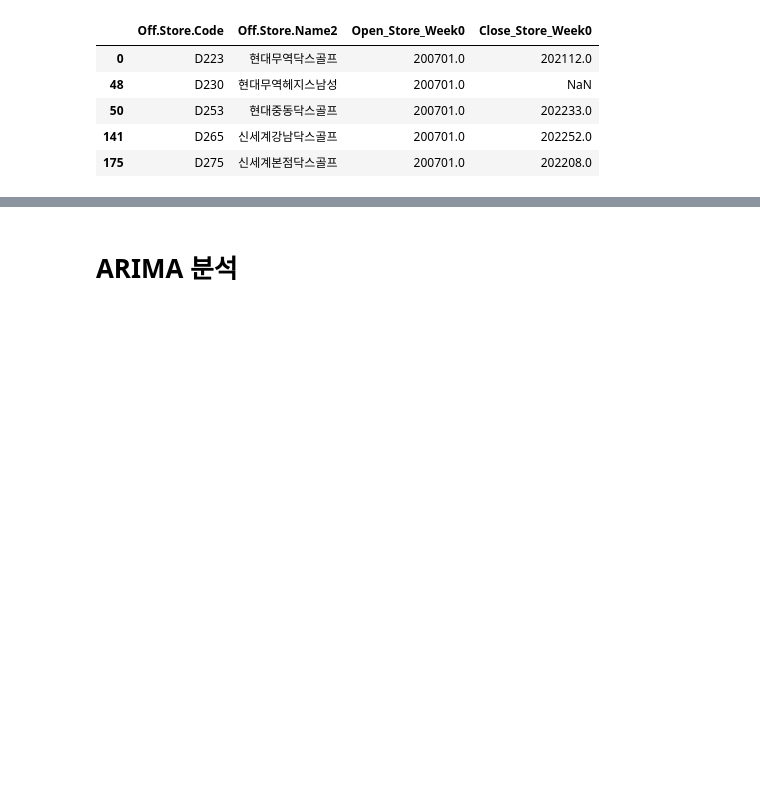
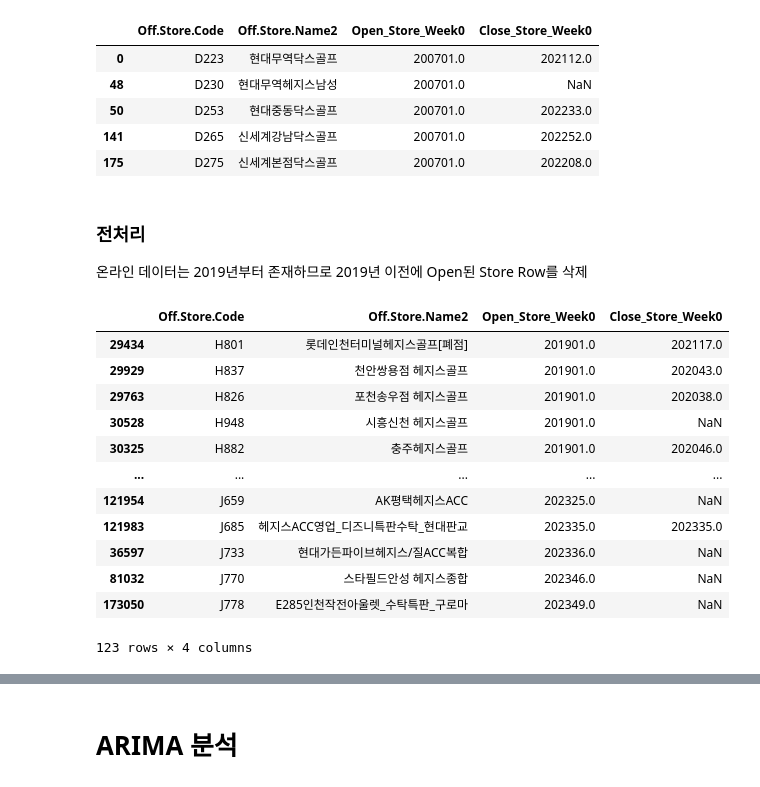
Before and after one commit to 0minKoh/time-series-analysis, a Jupyter notebook: EDA/topic_3.ipynb, the cells around one changed output, grey strips where cells are left out. Cells and saved outputs as stored; diff of their text form; code cells hidden in the pictures; blank space fills up the shorter version.

```diff
--- a/EDA/topic_3.ipynb
+++ b/EDA/topic_3.ipynb
@@ -22,3 +24,24 @@ offline_store_info.head()
 | 50 | D253 | 현대중동닥스골프 | 200701.0 | 202233.0 |
 | 141 | D265 | 신세계강남닥스골프 | 200701.0 | 202252.0 |
 | 175 | D275 | 신세계본점닥스골프 | 200701.0 | 202208.0 |
+# %% [markdown]
+### 전처리
+온라인 데이터는 2019년부터 존재하므로 2019년 이전에 Open된 Store Row를 삭제
+# %%
+offline_store_info = offline_store_info.loc[offline_store_info['Open_Store_Week0'] >= 201901.0]
+offline_store_info.sort_values(by='Open_Store_Week0', ascending=True, inplace=True)
+offline_store_info
+# %% [output]
+|  | Off.Store.Code | Off.Store.Name2 | Open_Store_Week0 | Close_Store_Week0 |
+| 29434 | H801 | 롯데인천터미널헤지스골프[폐점] | 201901.0 | 202117.0 |
+| 29929 | H837 | 천안쌍용점 헤지스골프 | 201901.0 | 202043.0 |
+| 29763 | H826 | 포천송우점 헤지스골프 | 201901.0 | 202038.0 |
+| 30528 | H948 | 시흥신천 헤지스골프 | 201901.0 | NaN |
+| 30325 | H882 | 충주헤지스골프 | 201901.0 | 202046.0 |
+| ... | ... | ... | ... | ... |
+| 121954 | J659 | AK평택헤지스ACC | 202325.0 | NaN |
+| 121983 | J685 | 헤지스ACC영업_디즈니특판수탁_현대판교 | 202335.0 | 202335.0 |
+| 36597 | J733 | 현대가든파이브헤지스/질ACC복합 | 202336.0 | NaN |
+| 81032 | J770 | 스타필드안성 헤지스종합 | 202346.0 | NaN |
+| 173050 | J778 | E285인천작전아울렛_수탁특판_구로마 | 202349.0 | NaN |
+123 rows × 4 columns
```
Also changed, not shown: parts of 15 cells of this notebook, 1 other file.
